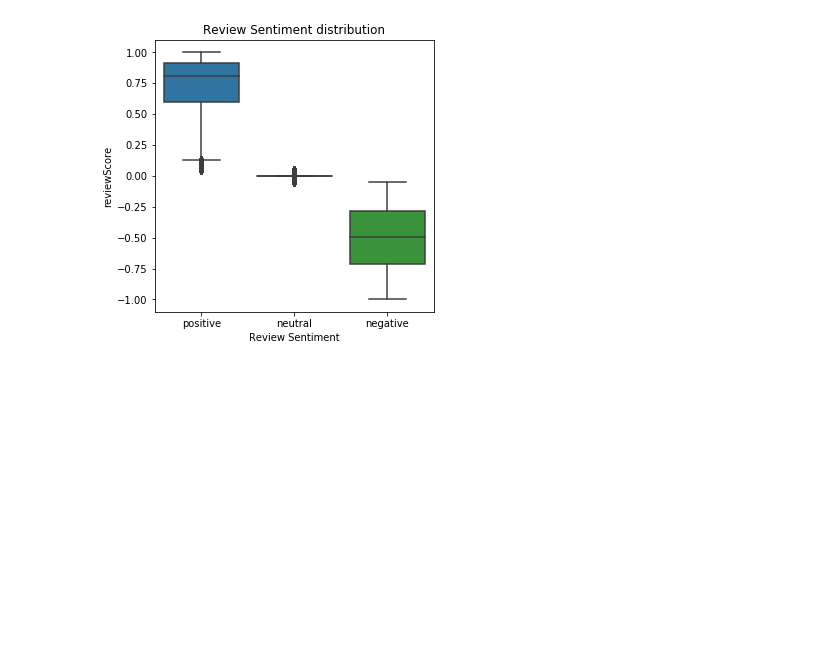
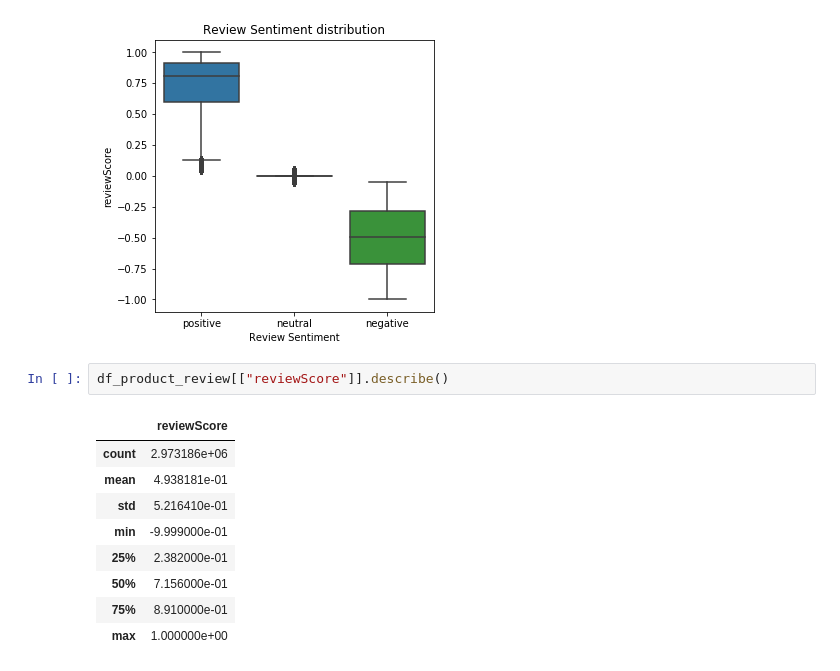
Before and after one commit to epfl-ada-2018/ada007project, a Jupyter notebook: Review Sentiment Analysis.ipynb, the cells around one changed output. Drawn from its saved outputs; the diff is of its cells as text; blank space fills up the shorter version.

```diff
--- a/Review Sentiment Analysis.ipynb
+++ b/Review Sentiment Analysis.ipynb
@@ -99,3 +109,15 @@ plt.title("Review Sentiment distribution")
 plt.show()
 # %% [output]
 [figure]
+# %%
+df_product_review[["reviewScore"]].describe()
+# %% [output]
+|  | reviewScore |
+| count | 2.973186e+06 |
+| mean | 4.938181e-01 |
+| std | 5.216410e-01 |
+| min | -9.999000e-01 |
+| 25% | 2.382000e-01 |
+| 50% | 7.156000e-01 |
+| 75% | 8.910000e-01 |
+| max | 1.000000e+00 |
```
Also changed, not shown: parts of 13 cells of this notebook.
